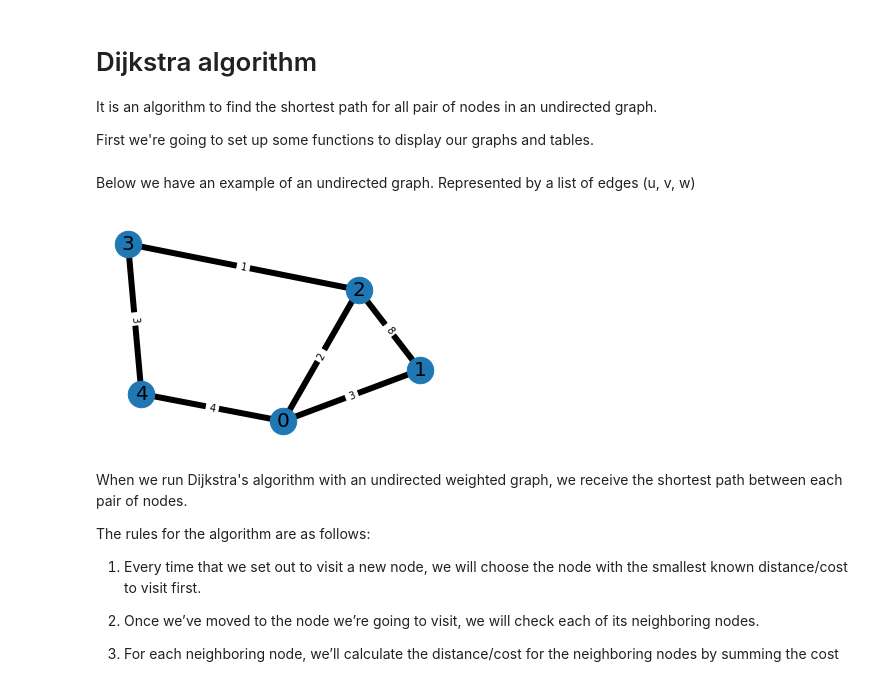
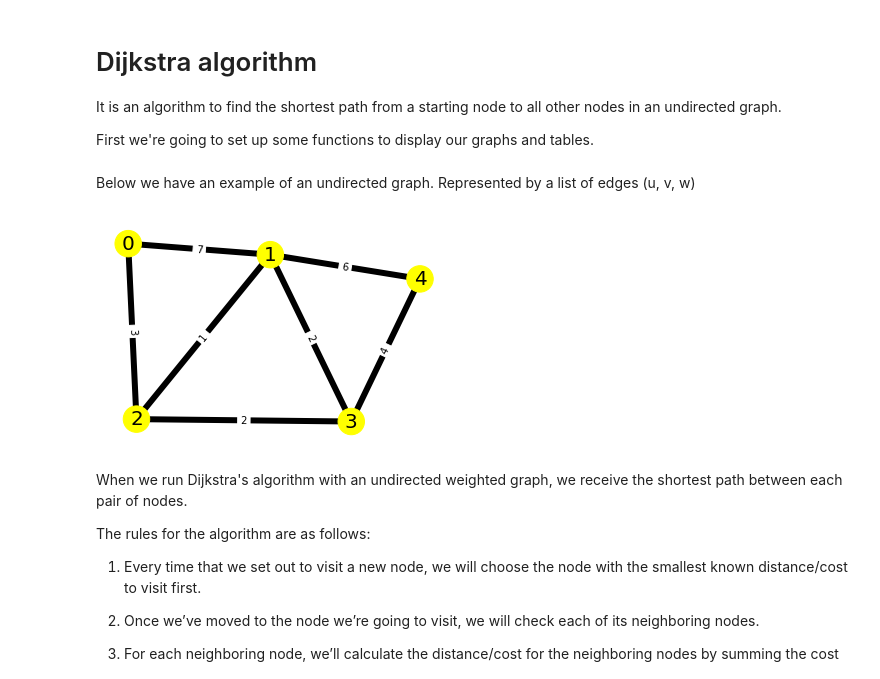
Before and after one commit to hugogrochau/cs-studies, a Jupyter notebook: notebooks/dijkstra.ipynb, the cells around one changed output. Saved outputs shown, nothing was run; the diff lists cells and outputs as text; code cells hidden in the pictures.

Commit message:
Finish correct algorithm implementation and visualization

```diff
--- a/notebooks/dijkstra.ipynb
+++ b/notebooks/dijkstra.ipynb
@@ -1,48 +1,69 @@
 # %% [markdown]
 # Dijkstra algorithm
 
-It is an algorithm to find the shortest path for all pair of nodes in an undirected graph.
+It is an algorithm to find the shortest path from a starting node to all other nodes in an undirected graph.
 
 First we're going to set up some functions to display our graphs and tables.
 # %%
 import matplotlib.pyplot as plt
 import networkx as nx
 
-def print_graph(graph):
+def print_graph(graph, visited_nodes=[], current_node=None, title=None):
     G = nx.Graph()
     G.add_weighted_edges_from(graph)
 
     pos = nx.spring_layout(G)
-    nx.draw_networkx_nodes(G, pos, node_size=700)
+
+    color_map = []
+    for node in G:
+        if (node == current_node):
+            color_map.append('blue')
+        elif (node in visited_nodes):
+            color_map.append('green')
+        else:
+            color_map.append('yellow')
+
+
+    nx.draw_networkx_nodes(G, pos, node_size=700, node_color=color_map)
     nx.draw_networkx_edges(G, pos, width=6, label=True)
+
+    nx.draw_networkx_labels(G, pos, font_size=20, font_family='san-serif')
+
     labels = nx.get_edge_attributes(G, 'weight')
-    nx.draw_networkx_labels(G, pos, font_size=20, font_family='san-serif')
     nx.draw_networkx_edge_labels(G, pos, edge_labels=labels)
 
     plt.axis('off')
+    if title:
+        plt.title(title)
     plt.show()
 
-def print_table(labels, values):
+def print_table(labels, values, title=None):
     fig, axs = plt.subplots(2, 1)
     axs[0].axis('tight')
     axs[0].axis('off')
+
     table = axs[0].table(cellText=values, colLabels=labels, loc='center')
     axs[1].axis('off')
+
+    if title:
+        plt.title(title)
+
     plt.show()
 # %% [markdown]
 Below we have an example of an undirected graph. Represented by a list of edges (u, v, w)
 # %%
 graph = [
-    (0, 1, 3),
-    (0, 2, 2),
-    (0, 4, 4),
-    (1, 2, 8),
-    (2, 3, 1),
-    (3, 4, 3),
+    (0, 1, 7),
+    (0, 2, 3),
+    (1, 2, 1),
+    (1, 3, 2),
+    (1, 4, 6),
+    (2, 3, 2),
+    (3, 4, 4)
 ]
 print_graph(graph)
 # %% [output]
-[figure, old version]
+[figure, new version]
 # %% [markdown]
 When we run Dijkstra's algorithm with an undirected weighted graph, we receive the shortest path between each pair of nodes.
 
```
Also changed, not shown: parts of 2 cells of this notebook.
